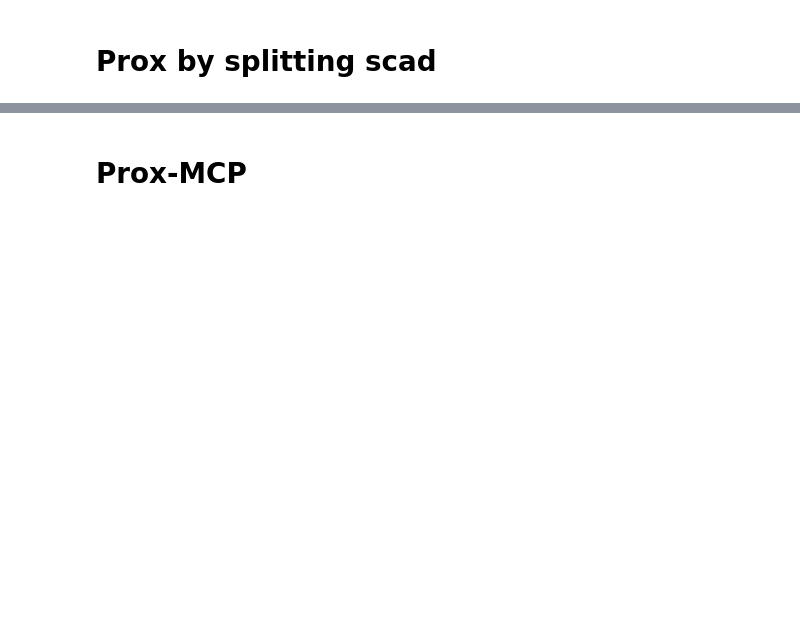
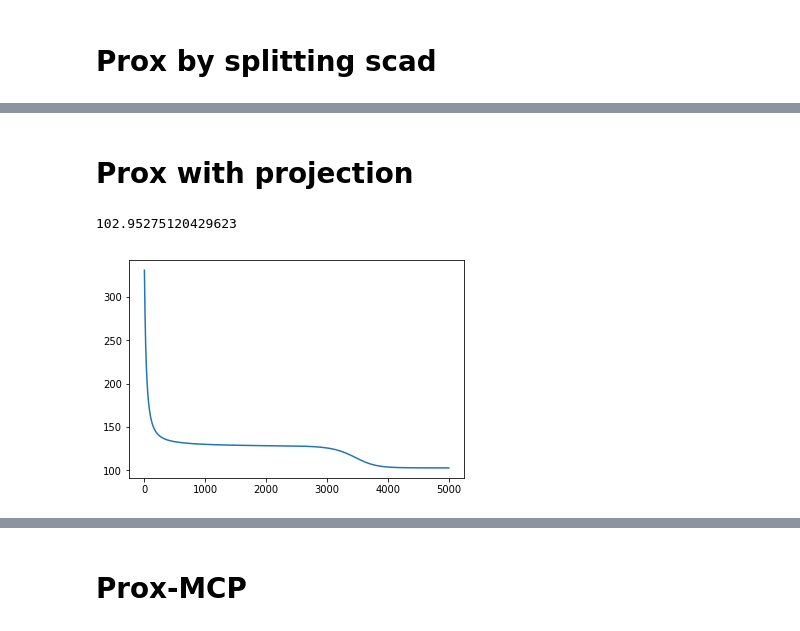
Before and after one commit to arnabsarker/6.881-sparsePCA, a Jupyter notebook: proximal-stuff.ipynb, the cells around one changed output, grey strips where cells are left out. Drawn from its saved outputs; the diff is of its cells as text; code cells hidden in the pictures; blank space fills up the shorter version.

```diff
--- a/proximal-stuff.ipynb
+++ b/proximal-stuff.ipynb
@@ -163,15 +338,0 @@ print(full_scad_obj(Sigma,beta,lamb))
-# %%
-lr = 0.001
-lamb = 1
-(U, s, Vh) = svd(X)
-beta = Vh[0]
-np.random.seed(70)
-beta=np.random.normal(size=d)
-for i in range(10000):
-    beta = beta - lr * PCA_grad(Sigma,beta)
-    beta = scad(beta,lr * lamb)
-    #beta = beta + 0.001 * np.dot(Sigma, beta)
-    #beta=beta/np.linalg.norm(beta)
-print(beta)
-print(sq_error(beta,beta_star))
-print(full_scad_obj(Sigma,beta,lamb))
@@ -245,0 +425,27 @@ array([-1.09912079e-14, -5.55111512e-17, -1.74526818e-01,  7.09576265e-02,
+# %% [markdown]
+# Prox with projection
+# %%
+best_obj = np.inf
+objs_prox_proj = np.zeros(n_iter)
+for _ in range(1):
+    (U, s, Vh) = svd(X)
+    #beta = Vh[0]
+    np.random.seed(2)
+    beta = 5*np.random.normal(size=d)
+    norm_sigma = np.linalg.norm(Sigma,ord=2)
+    for i in range(n_iter):
+        beta = beta - lr * (PCA_grad(Sigma,beta))#+SCAD_ccv_grad(beta,lamb,a=3.7))
+        beta = prox_l1_project(beta,lr * lamb,norm_sigma)
+        objs_prox_proj[i] = full_scad_obj(Sigma,beta,lamb)
+    best_obj = np.minimum(best_obj,full_scad_obj(Sigma,beta,lamb))
+print(best_obj)
+# print(beta)
+# print(sq_error(beta,beta_star))
+# print(full_scad_obj(Sigma,beta,lamb))
+# %% [output]
+102.95275120429623
+# %%
+plt.plot(objs_prox_proj)
+plt.show()
+# %% [output]
+[figure, added]
```
Also changed, not shown: parts of 59 cells of this notebook.
